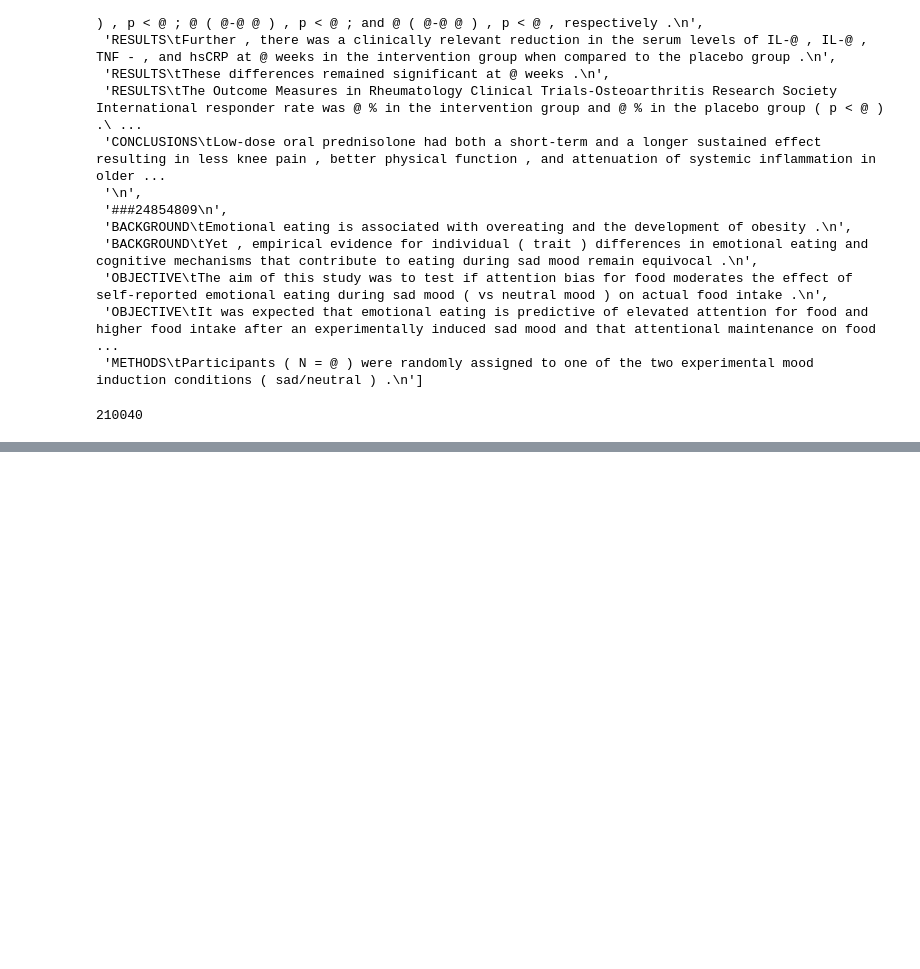
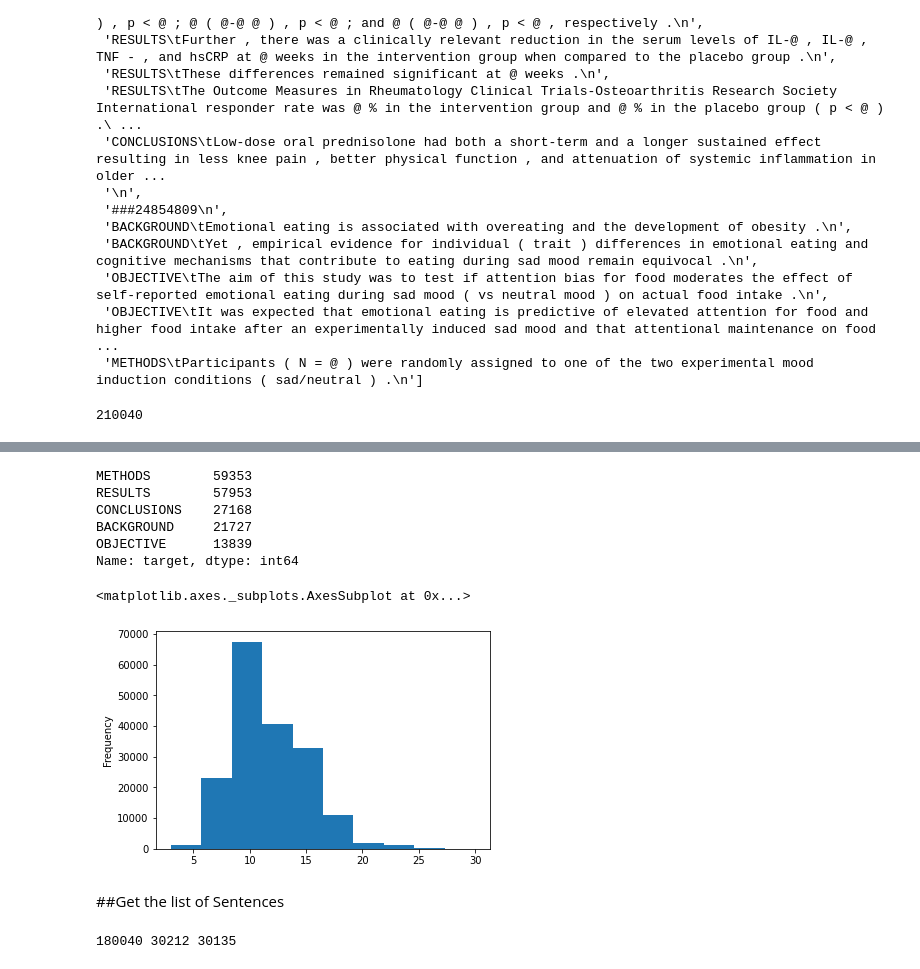
Before and after one commit to PasinduUkwatta/TensorFlow--Practise, a Jupyter notebook: 09_SkimLit_NLP_Project.ipynb, the cells around one changed output, grey strips where cells are left out. Saved outputs shown, nothing was run; the diff lists cells and outputs as text; code cells hidden in the pictures; blank space fills up the shorter version.

```diff
--- a/09_SkimLit_NLP_Project.ipynb
+++ b/09_SkimLit_NLP_Project.ipynb
@@ -86,0 +137,8 @@ len(train_lines)
+# %%
+#get data from file and preprocess it
+%%time
+train_samples =preprocess_text_with_line_numbers(data_dir+"train.txt")
+val_samples =preprocess_text_with_line_numbers(data_dir+"dev.txt")
+test_samples =preprocess_text_with_line_numbers(data_dir+"test.txt")
+
+print(len(train_samples),len(val_samples),len(test_samples))
@@ -86,0 +170,6 @@ len(train_lines)
+# %%
+import pandas as pd
+train_df =pd.DataFrame(train_samples)
+val_df=pd.DataFrame(val_samples)
+test_df=pd.DataFrame(test_samples)
+train_df.head(14)
@@ -86,0 +192,26 @@ len(train_lines)
+# %%
+#distibution of labels
+train_df.target.value_counts()
+# %% [output]
+METHODS        59353
+RESULTS        57953
+CONCLUSIONS    27168
+BACKGROUND     21727
+OBJECTIVE      13839
+Name: target, dtype: int64
+# %%
+#check the length of different lines
+train_df.total_lines.plot.hist()
+# %% [output]
+<matplotlib.axes._subplots.AxesSubplot at 0x...>
+[figure, added]
+# %% [markdown]
+##Get the list of Sentences
+# %%
+#convert abastarct text lines into text
+train_sentences=train_df["text"].tolist()
+val_sentences=val_df["text"].tolist()
+test_sentences=test_df["text"].tolist()
+print(len(train_sentences),len(val_sentences),len(test_sentences))
+# %% [output]
+180040 30212 30135
```
Also changed, not shown: parts of 28 cells of this notebook, 1 other file.
